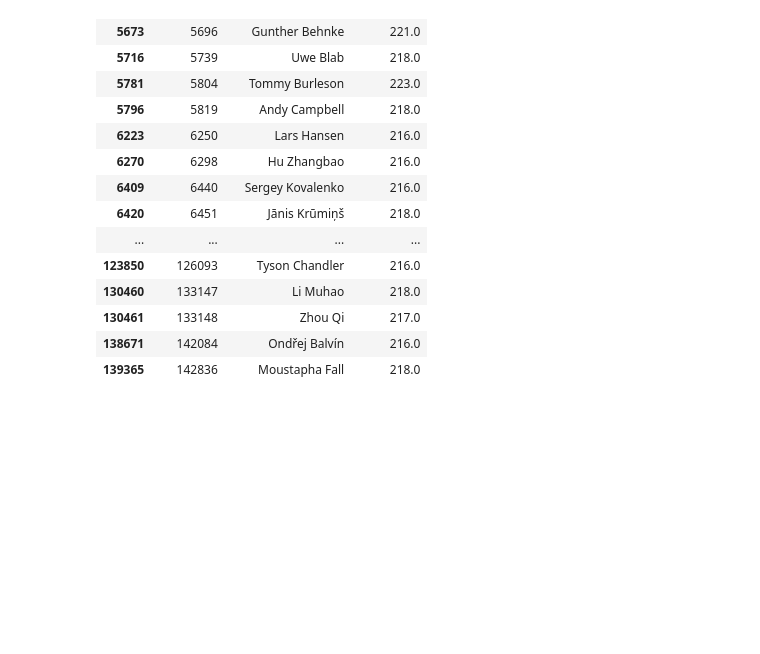
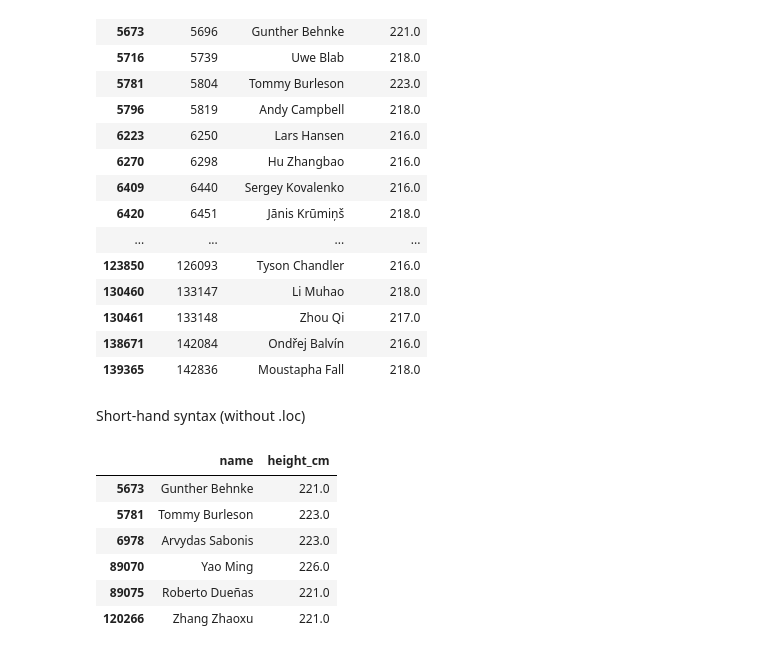
Before and after one commit to Abbasam8910/Python, a Jupyter notebook: Pandas Tutorials/3. Accessing data with pandas.ipynb, the cells around one changed output. Saved outputs shown, nothing was run; the diff lists cells and outputs as text; code cells hidden in the pictures; blank space fills up the shorter version.

```diff
--- a/Pandas Tutorials/3. Accessing data with pandas.ipynb
+++ b/Pandas Tutorials/3. Accessing data with pandas.ipynb
@@ -409,3 +409,15 @@ bios.loc[bios["height_cm"] > 215, ["athlete_id","name", "height_cm"]]
 | 130461 | 133148 | Zhou Qi | 217.0 |
 | 138671 | 142084 | Ondřej Balvín | 216.0 |
 | 139365 | 142836 | Moustapha Fall | 218.0 |
+# %% [markdown]
+Short-hand syntax (without .loc)
+# %%
+bios[bios['height_cm']>220][["name", "height_cm"]]
+# %% [output]
+|  | name | height_cm |
+| 5673 | Gunther Behnke | 221.0 |
+| 5781 | Tommy Burleson | 223.0 |
+| 6978 | Arvydas Sabonis | 223.0 |
+| 89070 | Yao Ming | 226.0 |
+| 89075 | Roberto Dueñas | 221.0 |
+| 120266 | Zhang Zhaoxu | 221.0 |
```
Also changed, not shown: parts of 7 cells of this notebook.
